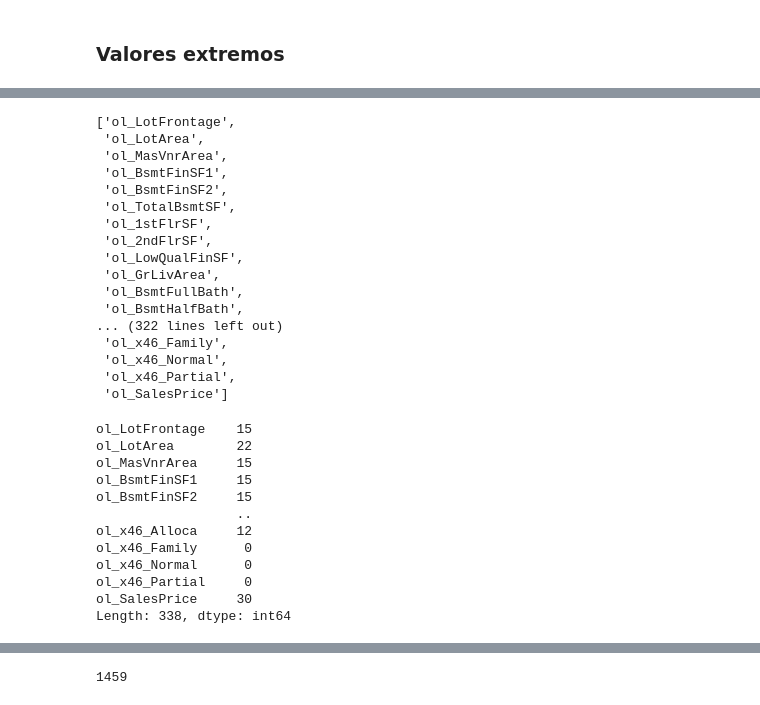
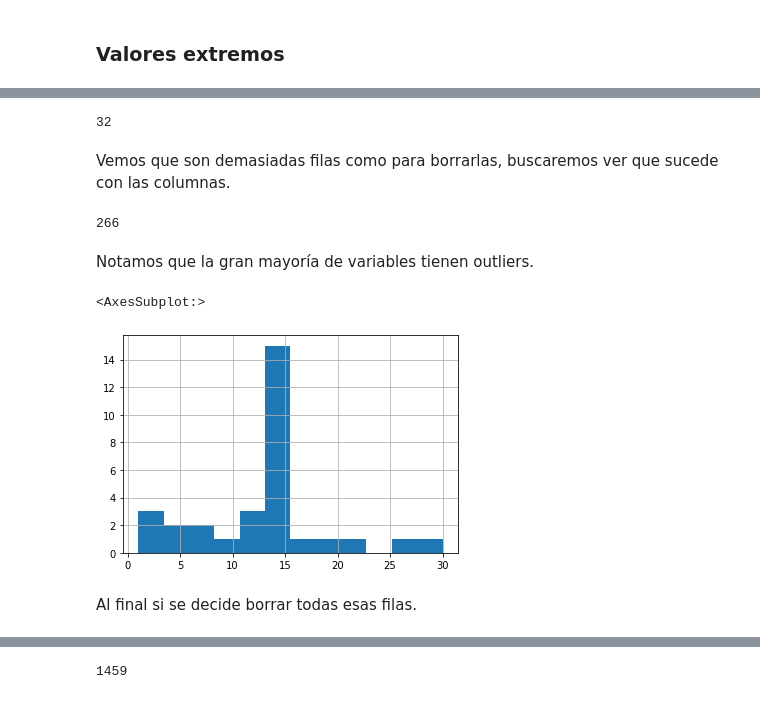
Before and after one commit to OsvaldoSan/Cuadernos_ML, a Jupyter notebook: Kaggle/home_prices/Housing Prices.ipynb, the cells around one changed output, grey strips where cells are left out. Cells and saved outputs as stored; diff of their text form; code cells hidden in the pictures.

```diff
--- a/Kaggle/home_prices/Housing Prices.ipynb
+++ b/Kaggle/home_prices/Housing Prices.ipynb
@@ -147,0 +147,2 @@ X=X.assign(Id=df[id_].values)
+# %%
+X=codificar(df)
@@ -199,4 +208,4 @@ Xc=Xc.assign(Id=df[id_].values)
 # %%
 tad = Xc.merge(X,on=id_,how='inner')
 # %%
-varc=list(tad.columns)
+varcn=list(tad.columns)
@@ -203,5 +214,5 @@ varc=list(tad.columns)
 # %%
-tad=tad.assign(SalesPrice=df[tgt].values)
+tad=tad.assign(SalePrice=df[tgt].values)
 # %% [markdown]
 ### Unarias
 # %%
@@ -214,44 +232,27 @@ unarias
 # %%
-limites=tad.describe(percentiles=[0.01,0.99]).T[['1%','99%']].reset_index().values.tolist()
+limites=tad[varc].describe(percentiles=[0.01,0.99]).T[['1%','99%']].reset_index().values.tolist()
 # %%
 for v,li,ls in limites:
     tad['ol_{}'.format(v)]= ((tad[v]<li)|(tad[v]>ls)).astype(int)
 # %%
 varo = [v for v in tad.columns if v[:2]=='ol']
-varo
+len(varo)
 # %% [output]
-['ol_LotFrontage',
- 'ol_LotArea',
- 'ol_MasVnrArea',
- 'ol_BsmtFinSF1',
- 'ol_BsmtFinSF2',
- 'ol_TotalBsmtSF',
- 'ol_1stFlrSF',
- 'ol_2ndFlrSF',
- 'ol_LowQualFinSF',
- 'ol_GrLivArea',
- 'ol_BsmtFullBath',
- 'ol_BsmtHalfBath',
-... (322 lines left out)
- 'ol_x46_Family',
- 'ol_x46_Normal',
- 'ol_x46_Partial',
- 'ol_SalesPrice']
+32
 # %%
 #Captura las filas con valores extremos
 tad['ext'] = tad[varo].max(axis=1)
+# %% [markdown]
+Vemos que son demasiadas filas como para borrarlas, buscaremos ver que sucede con las columnas.
 # %%
-tad[varo].sum()
+tad['ext'].sum()
 # %% [output]
-ol_LotFrontage    15
-ol_LotArea        22
-ol_MasVnrArea     15
-ol_BsmtFinSF1     15
-ol_BsmtFinSF2     15
-                  ..
-ol_x46_Alloca     12
-ol_x46_Family      0
-ol_x46_Normal      0
-ol_x46_Partial     0
-ol_SalesPrice     30
-Length: 338, dtype: int64
+266
+# %% [markdown]
+Notamos que la gran mayoría de variables tienen outliers.
+# %%
+s=tad[varo].sum()
+s[s>0].hist(bins=12)
+# %% [output]
+<AxesSubplot:>
+[figure, added]
@@ -257,0 +261,2 @@ Length: 338, dtype: int64
+# %% [markdown]
+Al final si se decide borrar todas esas filas.
```
Also changed, not shown: parts of 61 cells of this notebook, 1 other file.
